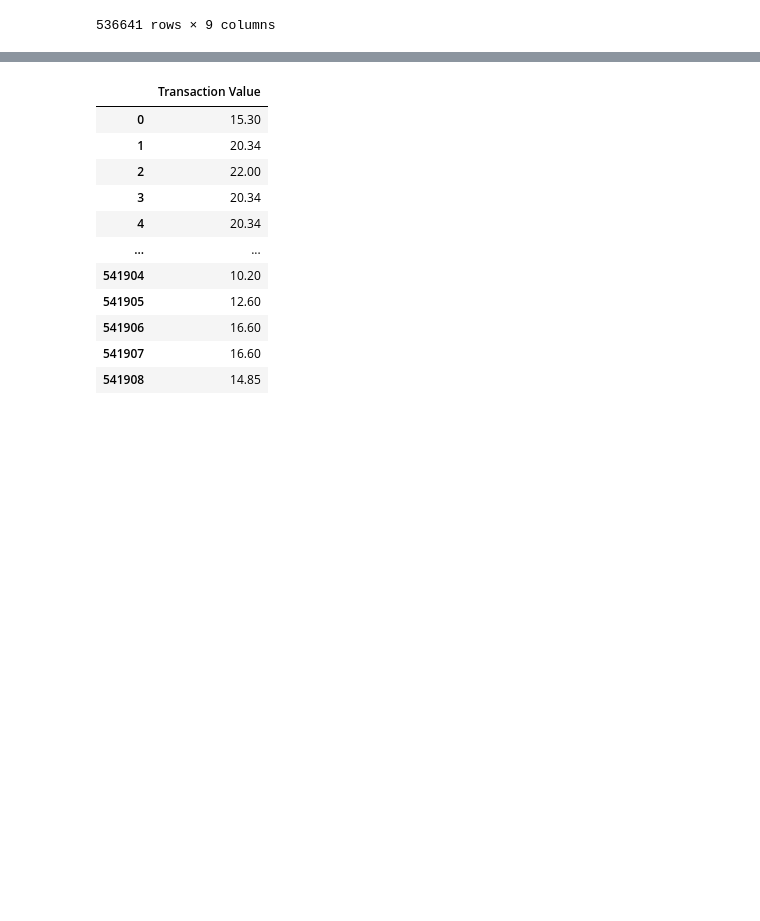
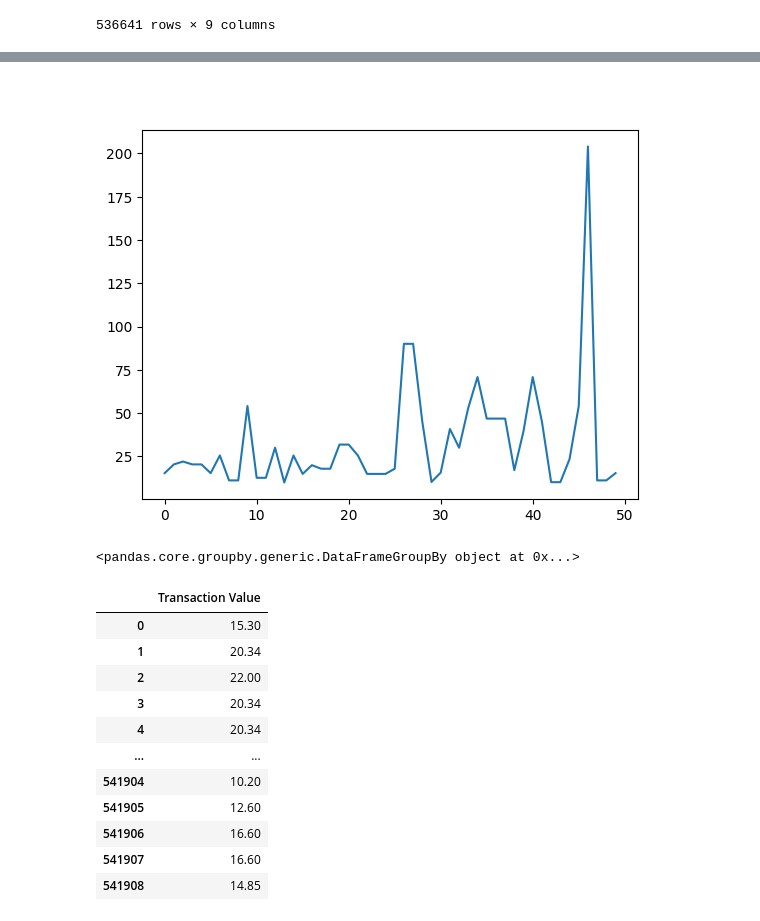
Before and after one commit to Faith-Faz/Capstone-project, a Jupyter notebook: jupyter_notebooks/ETL.ipynb, the cells around one changed output, grey strips where cells are left out. Cells and saved outputs as stored; diff of their text form; code cells hidden in the pictures; blank space fills up the shorter version.

```diff
--- a/jupyter_notebooks/ETL.ipynb
+++ b/jupyter_notebooks/ETL.ipynb
@@ -189,3 +211,14 @@ df
+# %% [markdown]
+#
+# %%
+plt.plot(df.head(50)['Transaction Value'])
+plt.show()
+# %% [output]
+[figure, added]
+# %%
+df.groupby(by=['Product']).mean().round(2)
+# %% [output]
+<pandas.core.groupby.generic.DataFrameGroupBy object at 0x...>
 # %%
 df.filter(["Transaction Value"])
 # %% [output]
```
Also changed, not shown: parts of 5 cells of this notebook, 1 other file.
